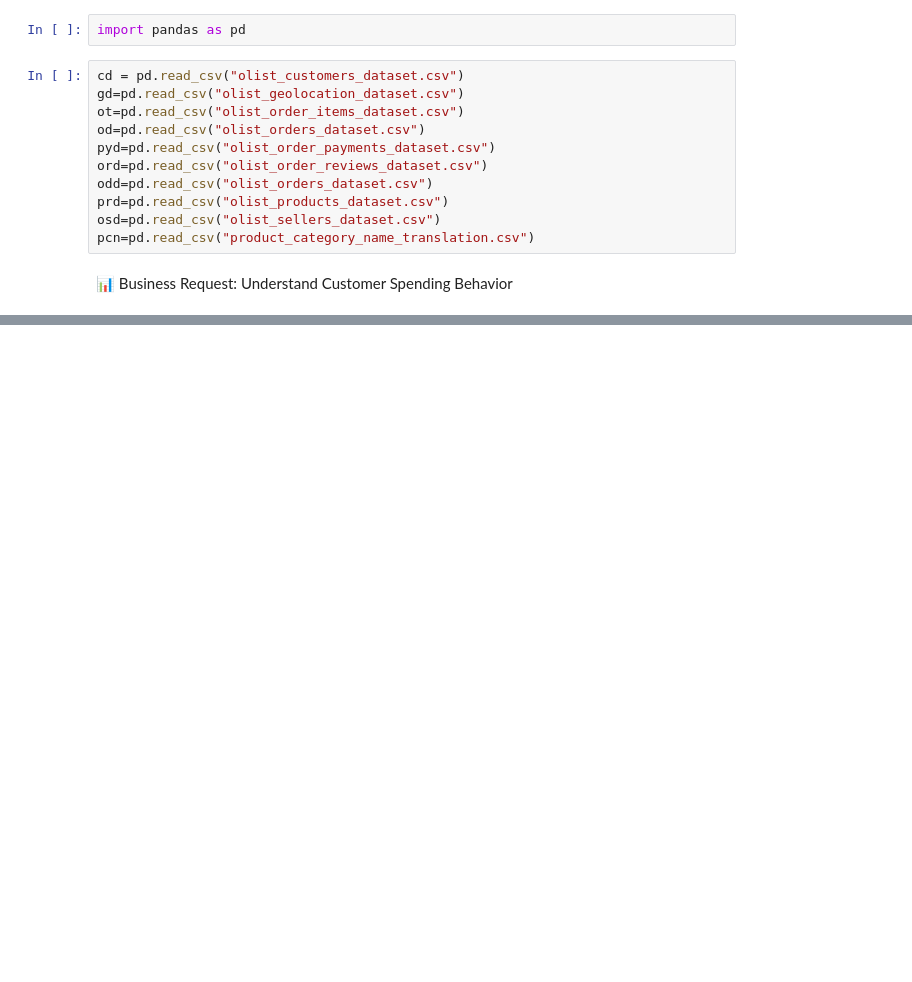
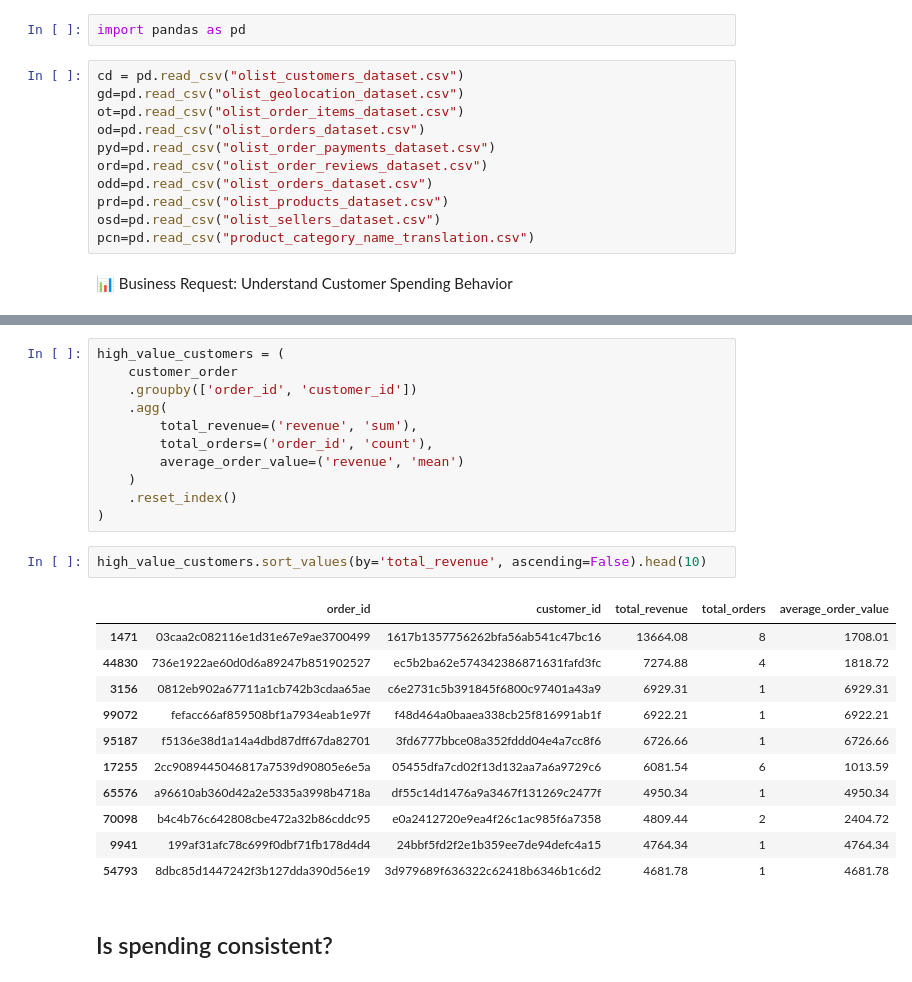
Before and after one commit to Vinaychauhan06/E-Commerce-Analytics-Dashboard-Python-SQL-Power-BI-, a Jupyter notebook: 02_EDA_Analysis.ipynb, the cells around one changed output, grey strips where cells are left out. Drawn from its saved outputs; the diff is of its cells as text; blank space fills up the shorter version.

```diff
--- a/02_EDA_Analysis.ipynb
+++ b/02_EDA_Analysis.ipynb
@@ -66,0 +98,27 @@ customer_spends[customer_spends['customer_spend'] > threshold]
+# %%
+high_value_customers = (
+    customer_order
+    .groupby(['order_id', 'customer_id'])
+    .agg(
+        total_revenue=('revenue', 'sum'),
+        total_orders=('order_id', 'count'),
+        average_order_value=('revenue', 'mean')
+    )
+    .reset_index()
+)
+# %%
+high_value_customers.sort_values(by='total_revenue', ascending=False).head(10)
+# %% [output]
+|  | order_id | customer_id | total_revenue | total_orders | average_order_value |
+| 1471 | 03caa2c082116e1d31e67e9ae3700499 | 1617b1357756262bfa56ab541c47bc16 | 13664.08 | 8 | 1708.01 |
+| 44830 | 736e1922ae60d0d6a89247b851902527 | ec5b2ba62e574342386871631fafd3fc | 7274.88 | 4 | 1818.72 |
+| 3156 | 0812eb902a67711a1cb742b3cdaa65ae | c6e2731c5b391845f6800c97401a43a9 | 6929.31 | 1 | 6929.31 |
+| 99072 | fefacc66af859508bf1a7934eab1e97f | f48d464a0baaea338cb25f816991ab1f | 6922.21 | 1 | 6922.21 |
+| 95187 | f5136e38d1a14a4dbd87dff67da82701 | 3fd6777bbce08a352fddd04e4a7cc8f6 | 6726.66 | 1 | 6726.66 |
+| 17255 | 2cc9089445046817a7539d90805e6e5a | 05455dfa7cd02f13d132aa7a6a9729c6 | 6081.54 | 6 | 1013.59 |
+| 65576 | a96610ab360d42a2e5335a3998b4718a | df55c14d1476a9a3467f131269c2477f | 4950.34 | 1 | 4950.34 |
+| 70098 | b4c4b76c642808cbe472a32b86cddc95 | e0a2412720e9ea4f26c1ac985f6a7358 | 4809.44 | 2 | 2404.72 |
+| 9941 | 199af31afc78c699f0dbf71fb178d4d4 | 24bbf5fd2f2e1b359ee7de94defc4a15 | 4764.34 | 1 | 4764.34 |
+| 54793 | 8dbc85d1447242f3b127dda390d56e19 | 3d979689f636322c62418b6346b1c6d2 | 4681.78 | 1 | 4681.78 |
+# %% [markdown]
+## Is spending consistent?
```
Also changed, not shown: parts of 19 cells of this notebook.
